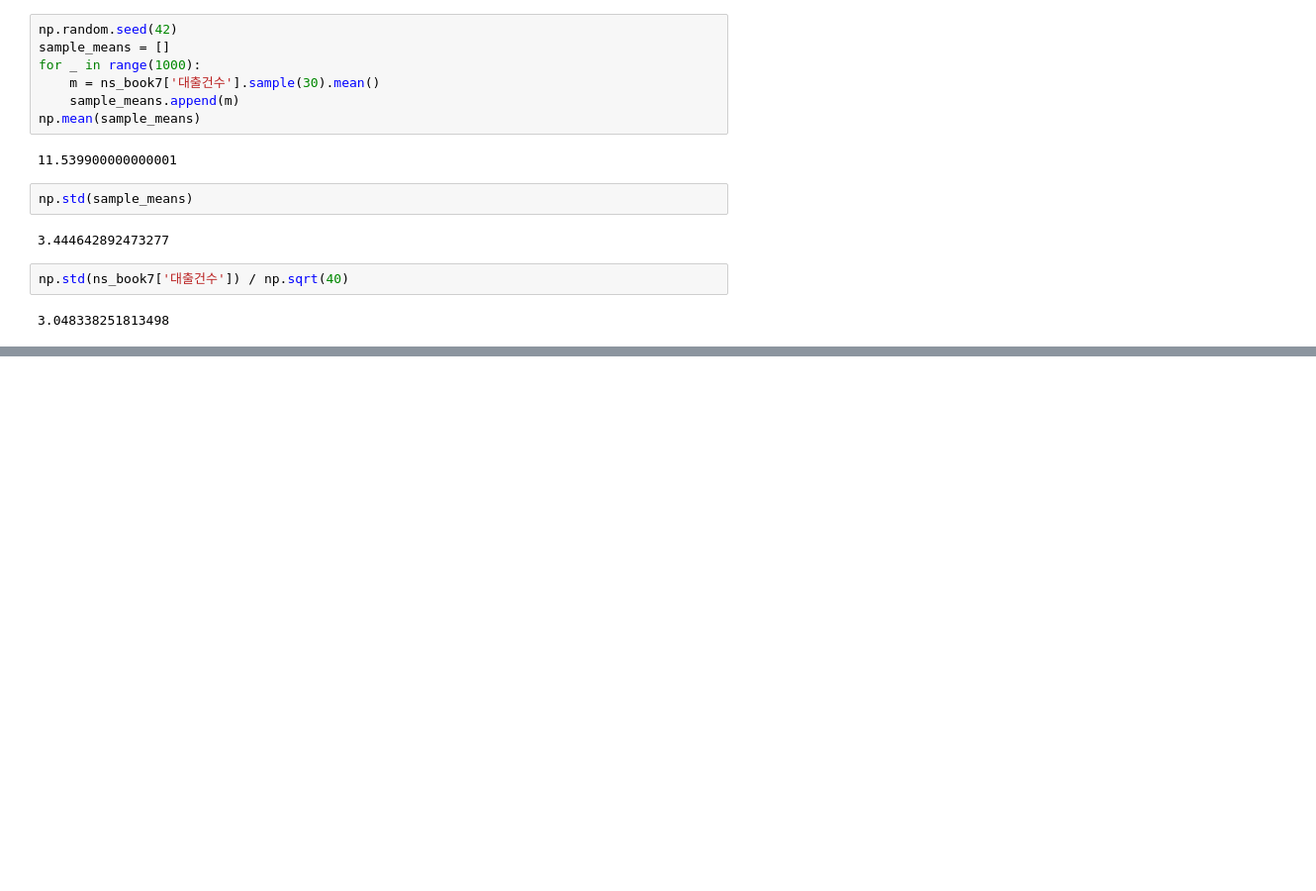
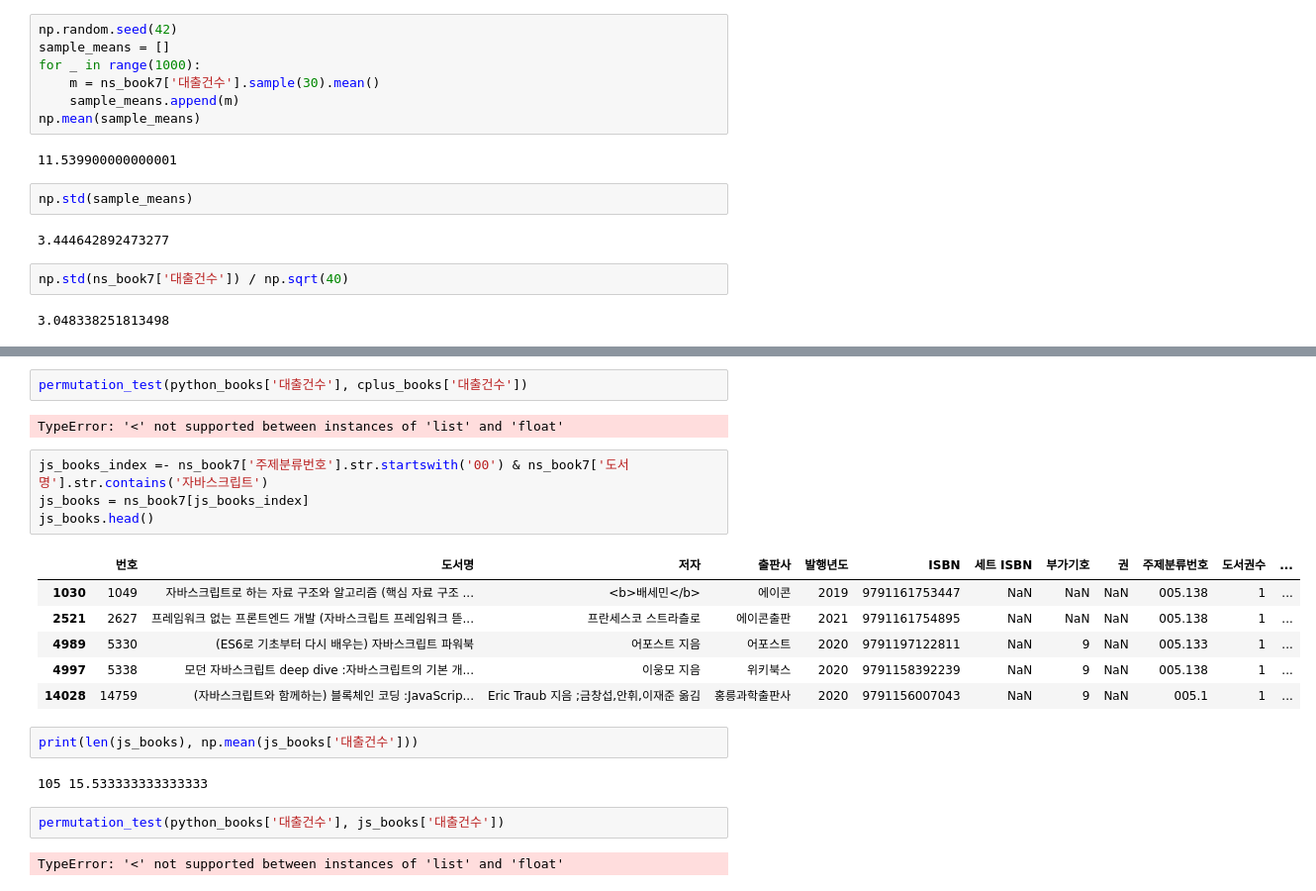
Before and after one commit to SeokgyuYun/Machine-Learning-Study, a Jupyter notebook: 07-1.ipynb, the cells around one changed output, grey strips where cells are left out. Shown: that part at 99% size. Cells and saved outputs as stored; diff of their text form; blank space fills up the shorter version.

```diff
--- a/07-1.ipynb
+++ b/07-1.ipynb
@@ -96,0 +196,23 @@ np.std(ns_book7['대출건수']) / np.sqrt(40)
+# %%
+permutation_test(python_books['대출건수'], cplus_books['대출건수'])
+# %% [output]
+TypeError: '<' not supported between instances of 'list' and 'float'
+# %%
+js_books_index =- ns_book7['주제분류번호'].str.startswith('00') & ns_book7['도서명'].str.contains('자바스크립트')
+js_books = ns_book7[js_books_index]
+js_books.head()
+# %% [output]
+|  | 번호 | 도서명 | 저자 | 출판사 | 발행년도 | ISBN | 세트 ISBN | 부가기호 | 권 | 주제분류번호 | 도서권수 | ... |
+| 1030 | 1049 | 자바스크립트로 하는 자료 구조와 알고리즘 (핵심 자료 구조 ... | <b>배세민</b> | 에이콘 | 2019 | 9791161753447 | NaN | NaN | NaN | 005.138 | 1 | ... |
+| 2521 | 2627 | 프레임워크 없는 프론트엔드 개발 (자바스크립트 프레임워크 뜯... | 프란세스코 스트라츨로 | 에이콘출판 | 2021 | 9791161754895 | NaN | NaN | NaN | 005.138 | 1 | ... |
+| 4989 | 5330 | (ES6로 기초부터 다시 배우는) 자바스크립트 파워북 | 어포스트 지음 | 어포스트 | 2020 | 9791197122811 | NaN | 9 | NaN | 005.133 | 1 | ... |
+| 4997 | 5338 | 모던 자바스크립트 deep dive :자바스크립트의 기본 개... | 이웅모 지음 | 위키북스 | 2020 | 9791158392239 | NaN | 9 | NaN | 005.138 | 1 | ... |
+| 14028 | 14759 | (자바스크립트와 함께하는) 블록체인 코딩 :JavaScrip... | Eric Traub 지음 ;금창섭,안휘,이재준 옮김 | 홍릉과학출판사 | 2020 | 9791156007043 | NaN | 9 | NaN | 005.1 | 1 | ... |
+# %%
+print(len(js_books), np.mean(js_books['대출건수']))
+# %% [output]
+105 15.533333333333333
+# %%
+permutation_test(python_books['대출건수'], js_books['대출건수'])
+# %% [output]
+TypeError: '<' not supported between instances of 'list' and 'float'
```
Also changed, not shown: parts of 16 cells of this notebook, 1 other file.
